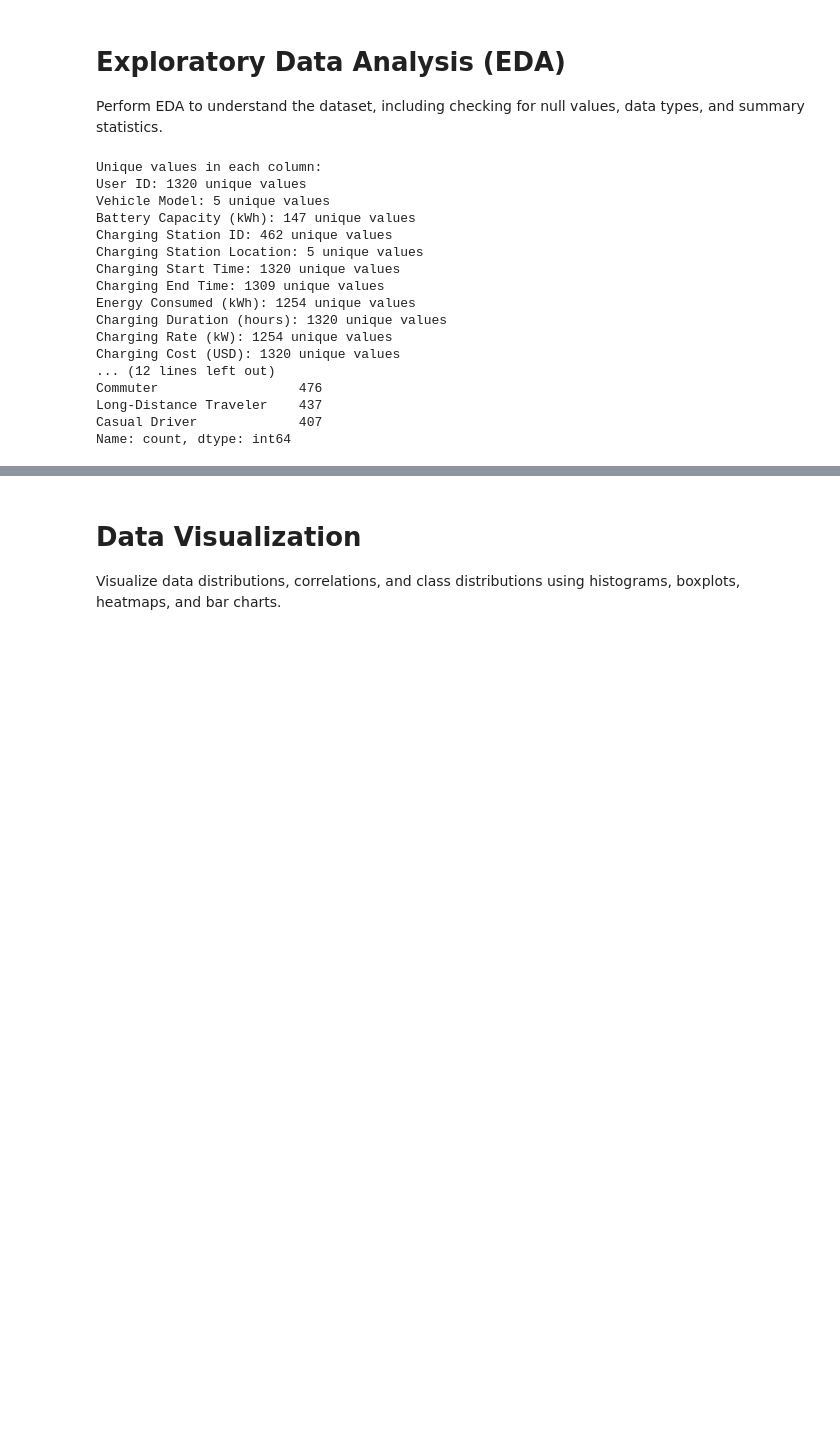
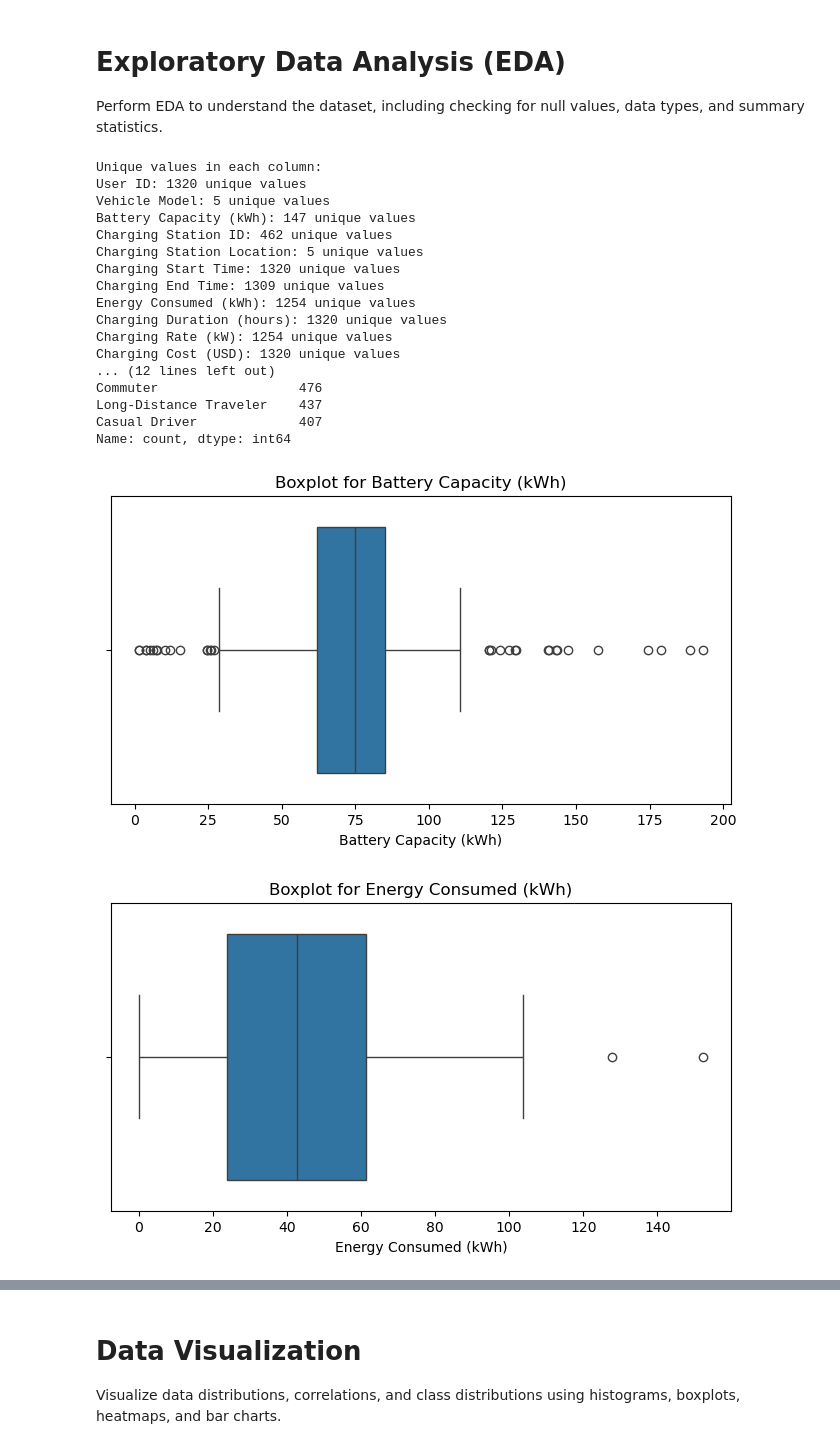
Before and after one commit to mkhoi2004/AI, a Jupyter notebook: Untitled-3.ipynb, the cells around one changed output, grey strips where cells are left out. Drawn from its saved outputs; the diff is of its cells as text; code cells hidden in the pictures; blank space fills up the shorter version.

```diff
--- a/Untitled-3.ipynb
+++ b/Untitled-3.ipynb
@@ -60,27 +68,42 @@ Perform EDA to understand the dataset, including checking for null values, data
 # %%
 # Check for unique values in each column
 print("\nUnique values in each column:")
 for column in df.columns:
     print(f"{column}: {df[column].nunique()} unique values")
 
 # Check the distribution of the target variable
 print("\nDistribution of the target variable (User Type):")
 print(df['User Type'].value_counts())
+
+# Kiểm tra giá trị ngoại lai và giá trị không hợp lệ
+numerical_columns = df.select_dtypes(include=['float64', 'int64']).columns
+for column in numerical_columns:
+    plt.figure(figsize=(8, 4))
+    sns.boxplot(x=df[column])
+    plt.title(f"Boxplot for {column}")
+    plt.show()
+
+# Check for invalid values in categorical columns
+categorical_columns = df.select_dtypes(include=['object']).columns
+for column in categorical_columns:
+    print(f"\nUnique values in {column}: {df[column].unique()}")
 # %% [output]
 Unique values in each column:
 User ID: 1320 unique values
 Vehicle Model: 5 unique values
 Battery Capacity (kWh): 147 unique values
 Charging Station ID: 462 unique values
 Charging Station Location: 5 unique values
 Charging Start Time: 1320 unique values
 Charging End Time: 1309 unique values
 Energy Consumed (kWh): 1254 unique values
 Charging Duration (hours): 1320 unique values
 Charging Rate (kW): 1254 unique values
 Charging Cost (USD): 1320 unique values
 ... (12 lines left out)
 Commuter                  476
 Long-Distance Traveler    437
 Casual Driver             407
 Name: count, dtype: int64
+[figure, added]
+[figure, added]
```
Also changed, not shown: parts of 12 cells of this notebook, 7 other files.
